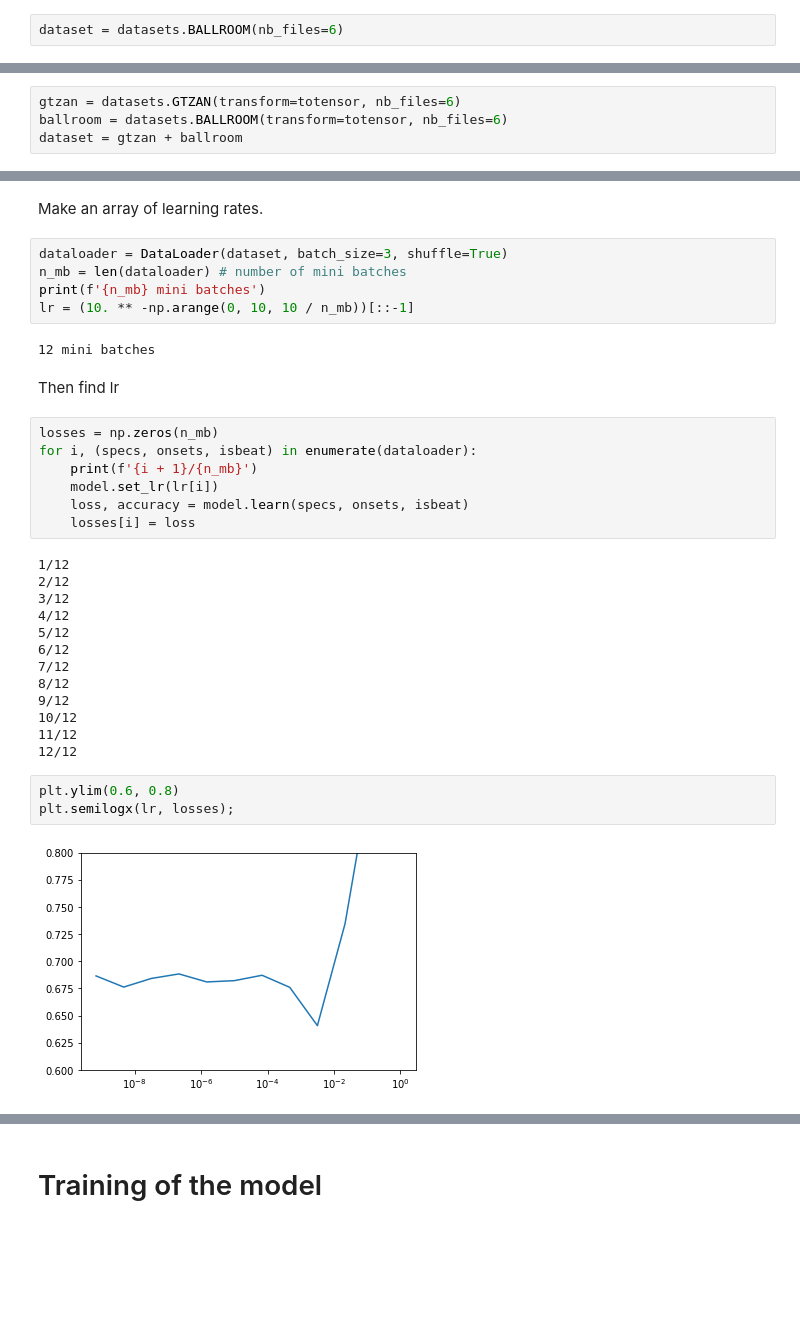
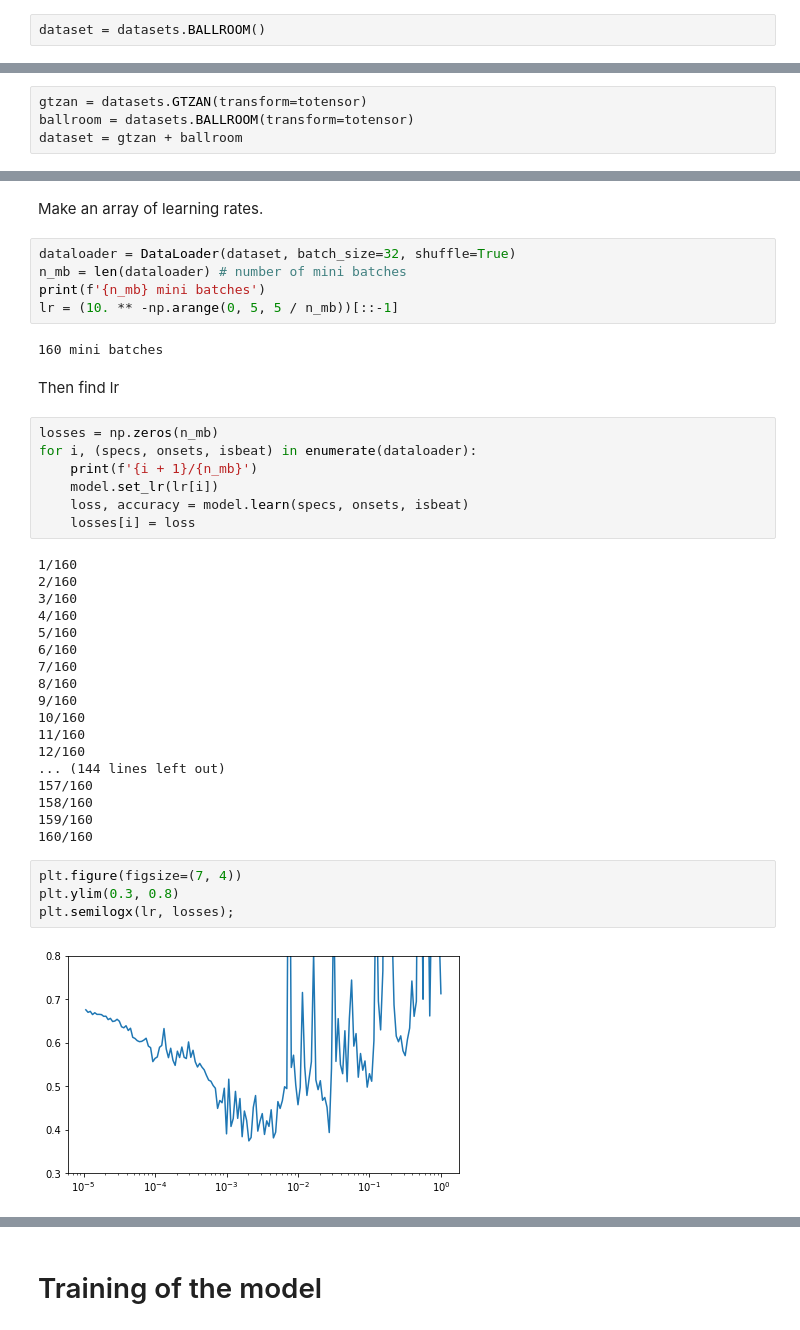
Before and after one commit to maxencemayrand/beat-tracking, a Jupyter notebook: model.ipynb, the cells around one changed output, grey strips where cells are left out. Drawn from its saved outputs; the diff is of its cells as text; blank space fills up the shorter version.

```diff
--- a/model.ipynb
+++ b/model.ipynb
@@ -191,4 +191,4 @@ dataset = datasets.GTZAN()
 # %% [markdown]
 Or also the BALLROOM dataset
 # %%
-dataset = datasets.BALLROOM(nb_files=6)
+dataset = datasets.BALLROOM()
@@ -210,8 +208,8 @@ showdata(spec, onsets, isbeat, beats)
 # %% [markdown]
 # Make training and validation sets
 # %%
-gtzan = datasets.GTZAN(transform=totensor, nb_files=6)
-ballroom = datasets.BALLROOM(transform=totensor, nb_files=6)
+gtzan = datasets.GTZAN(transform=totensor)
+ballroom = datasets.BALLROOM(transform=totensor)
 dataset = gtzan + ballroom
 # %%
 p = 0.8
@@ -241,12 +239,12 @@ BeatTracker(
 # %% [markdown]
 Make an array of learning rates.
 # %%
-dataloader = DataLoader(dataset, batch_size=3, shuffle=True)
+dataloader = DataLoader(dataset, batch_size=32, shuffle=True)
 n_mb = len(dataloader) # number of mini batches
 print(f'{n_mb} mini batches')
-lr = (10. ** -np.arange(0, 10, 10 / n_mb))[::-1]
+lr = (10. ** -np.arange(0, 5, 5 / n_mb))[::-1]
 # %% [output]
-12 mini batches
+160 mini batches
 # %% [markdown]
 Then find lr
 # %%
@@ -257,20 +255,26 @@ for i, (specs, onsets, isbeat) in enumerate(dataloader):
     loss, accuracy = model.learn(specs, onsets, isbeat)
     losses[i] = loss
 # %% [output]
-1/12
-2/12
-3/12
-4/12
-5/12
-6/12
-7/12
-8/12
-9/12
-10/12
-11/12
-12/12
+1/160
+2/160
+3/160
+4/160
+5/160
+6/160
+7/160
+8/160
+9/160
+10/160
+11/160
+12/160
+... (144 lines left out)
+157/160
+158/160
+159/160
+160/160
 # %%
-plt.ylim(0.6, 0.8)
+plt.figure(figsize=(7, 4))
+plt.ylim(0.3, 0.8)
 plt.semilogx(lr, losses);
 # %% [output]
-[figure, old version]
+[figure, new version]
```
Also changed, not shown: parts of 24 cells of this notebook, 3 other files.
